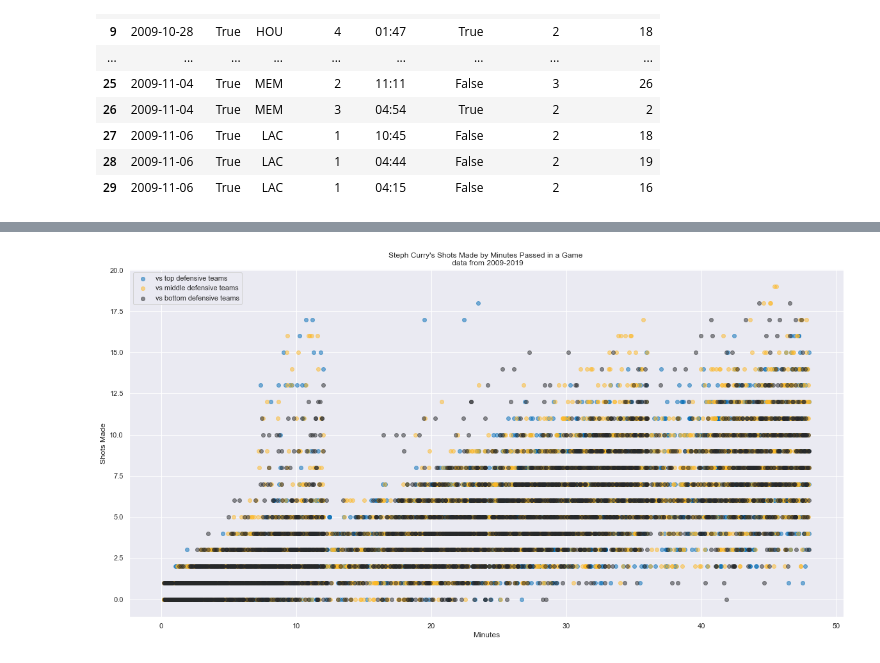
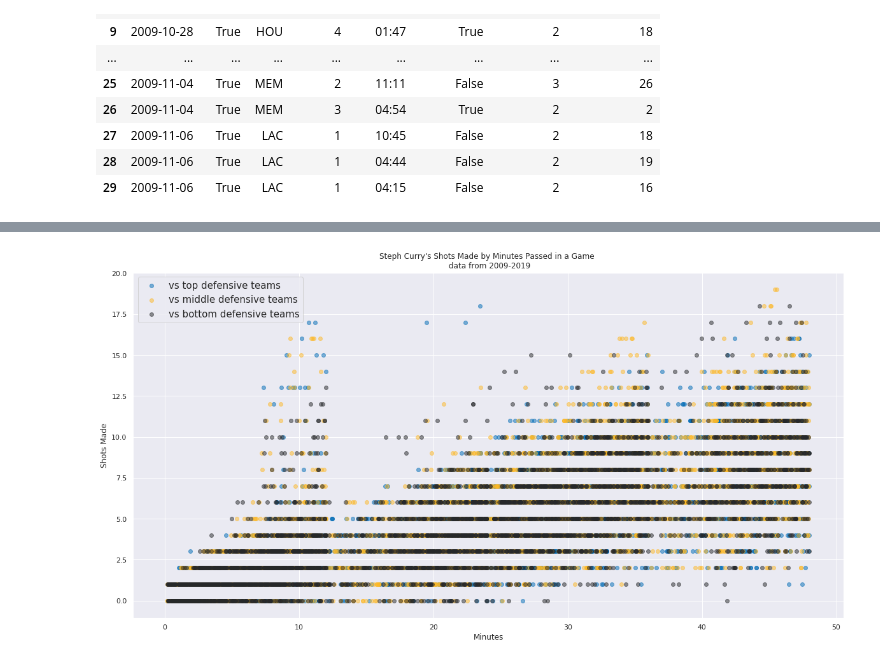
Before and after one commit to Fluffisaurus/player-performance-projection, a Jupyter notebook: scripts/combine_shooting_data.ipynb, the cells around one changed output, grey strips where cells are left out. Drawn from its saved outputs; the diff is of its cells as text; code cells hidden in the pictures.

Commit message:
Report 90% complete, plots

```diff
--- a/scripts/combine_shooting_data.ipynb
+++ b/scripts/combine_shooting_data.ipynb
@@ -201,16 +180,16 @@ sns.set_palette(sns.color_palette(warriors_palette))
 # %%
 plt.subplots(figsize=(20,10))
 plt.scatter(top_def_DF['game_time'],top_def_DF['cum_shot_made'],alpha = 0.5, label='vs top defensive teams')
 plt.scatter(mid_def_DF['game_time'],mid_def_DF['cum_shot_made'],alpha = 0.5, label='vs middle defensive teams')
 plt.scatter(bot_def_DF['game_time'],bot_def_DF['cum_shot_made'],alpha = 0.5, label='vs bottom defensive teams')
-plt.legend(loc='best')
+plt.legend(loc='best', prop={'size': 15})
 plt.title('Steph Curry\'s Shots Made by Minutes Passed in a Game \n data from 2009-2019')
 plt.xlabel('Minutes')
 plt.ylabel('Shots Made')
 # plt.show()
-plt.savefig('../curry-shots-made-by-minutes.png')
+plt.savefig('../figures/curry-shots-made-by-minutes.png')
 # %% [output]
-[figure, old version]
+[figure, new version]
 # %%
 trial = top_def_DF[(top_def_DF['cum_shot_made'] > 9) & (top_def_DF['game_time'] < 1)]
 # %%
```
Also changed, not shown: parts of 6 cells of this notebook, 8 other files.
